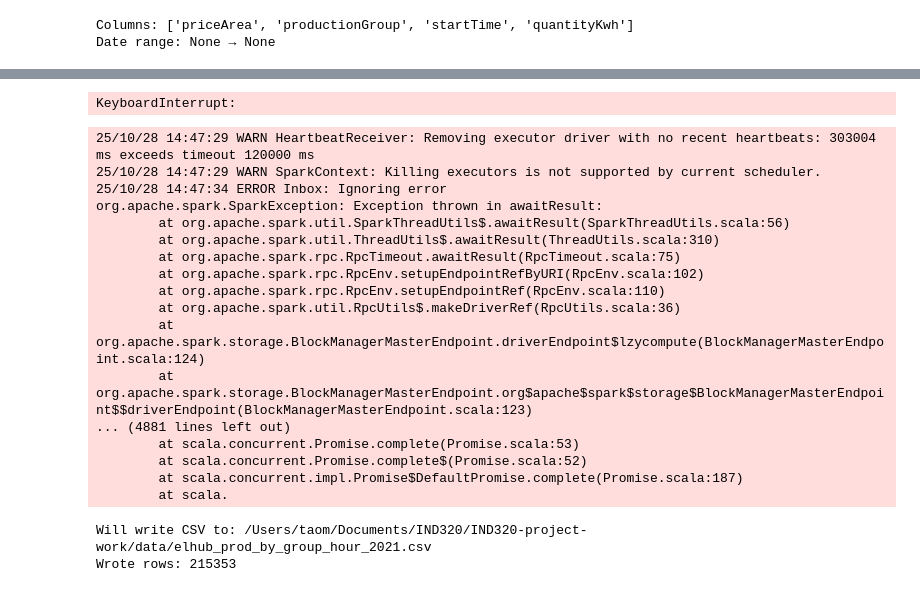
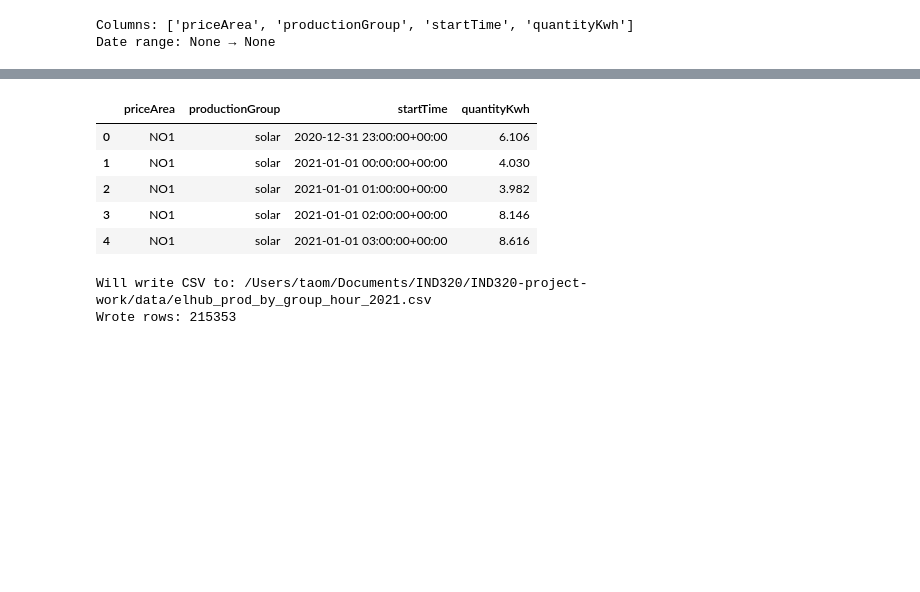
Before and after one commit to TaoM29/norwegian-energy-dashboard, a Jupyter notebook: notebooks/part-2.ipynb, the cells around one changed output, grey strips where cells are left out. Drawn from its saved outputs; the diff is of its cells as text; code cells hidden in the pictures; blank space fills up the shorter version.

Commit message:
chore(part-2): replace old notebook with cleaned version (renamed to notebooks/part-2.ipynb)

```diff
--- a/notebooks/part-2.ipynb
+++ b/notebooks/part-2.ipynb
@@ -256,10 +204,12 @@ Columns: ['priceArea', 'productionGroup', 'startTime', 'quantityKwh']
 Date range: None → None
 # %%
 # Expand nested productionPerGroupMbaHour
-def fetch_month(price_area: str, production_group: str, year: int, month: int) -> pd.DataFrame:
+def fetch_month(price_area: str, production_group: str, year: int, month: int, verbose: bool = False) -> pd.DataFrame:
     """
     Fetch one month of hourly production data for a given price area and production group.
     Extracts the nested list in 'productionPerGroupMbaHour'.
+
+    Set verbose=True to print HTTP/URL/row-count diagnostics.
     """
     start = datetime(year, month, 1, tzinfo=timezone.utc)
     end = datetime(year + (month == 12), (month % 12) + 1, 1, tzinfo=timezone.utc)
@@ -275,17 +225,21 @@ def fetch_month(price_area: str, production_group: str, year: int, month: int) -
 
     url = f"{BASE_V0}/price-areas"
     r = requests.get(url, headers=headers_jsonapi(), params=params, timeout=90)
-    print("HTTP", r.status_code, "|", r.headers.get("Content-Type"))
-    print("URL:", r.url)
+
+    if verbose:
+        print("HTTP", r.status_code, "|", r.headers.get("Content-Type"))
+        print("URL:", r.url)
 
     if r.status_code != 200:
-        print("Body preview:", r.text[:400])
+        if verbose:
+            print("Body preview:", r.text[:400])
         return pd.DataFrame()
 
     j = r.json()
     data = j.get("data", [])
     if not data:
-        print("No data rows in 'data'.")
+        if verbose:
+            print("No data rows in 'data'.")
         return pd.DataFrame(columns=["priceArea", "productionGroup", "startTime", "quantityKwh"])
 
     rows = []
@@ -305,13 +259,17 @@ def fetch_month(price_area: str, production_group: str, year: int, month: int) -
 
     df = pd.DataFrame(rows)
     if df.empty:
-        print("No inner rows found (productionPerGroupMbaHour empty for this month).")
+        if verbose:
+            print("No inner rows found (productionPerGroupMbaHour empty for this month).")
         return pd.DataFrame(columns=["priceArea","productionGroup","startTime","quantityKwh"])
 
     df["startTime"] = pd.to_datetime(df["startTime"], utc=True, errors="coerce")
     df["quantityKwh"] = pd.to_numeric(df["quantityKwh"], errors="coerce")
     df = df.dropna(subset=["startTime", "quantityKwh"]).reset_index(drop=True)
-    print(f"Fetched rows: {len(df)}")
+
+    if verbose:
+        print(f"Fetched rows: {len(df)}")
+
     return df
 
 # Test: NO1 + hydro, Jan 2021
@@ -340,30 +295,37 @@ Date range: 2020-12-31 23:00:00+00:00 → 2021-01-31 22:00:00+00:00
 # %%
 # Build full-year (2021) DataFrame
 import pandas as pd
-from datetime import datetime, timezone
 
 PRICE_AREAS = ["NO1","NO2","NO3","NO4","NO5"]
 valid_groups = [g for g in production_groups_df["id"].tolist() if g != "*"]
 print("Using production groups:", valid_groups)
 
+year = 2021
+parts, runs, non_empty = [], 0, 0
 
-# Build it month-by-month to respect the API's one-month window limit
-parts = []
 for area in PRICE_AREAS:
     for group in valid_groups:
         for m in range(1, 13):
-            df_m = fetch_month(area, group, 2021, m)
+            df_m = fetch_month(area, group, year, m)
             if not df_m.empty:
                 parts.append(df_m)
-            print(f"{area} {group} {2021}-{m:02d}: {len(df_m)} rows")
+                non_empty += 1
+            runs += 1
+            # keep this as debug so it’s silent unless you set VERBOSE=True elsewhere
+            debug(f"{area} {group} {year}-{m:02d}: {len(df_m)} rows")
 
-df_2021 = pd.concat(parts, ignore_index=True) if parts else pd.DataFrame(columns=["priceArea","productionGroup","startTime","quantityKwh"])
+df_2021 = pd.concat(parts, ignore_index=True) if parts else pd.DataFrame(
+    columns=["priceArea","productionGroup","startTime","quantityKwh"]
+)
 
 print("\n=== FULL YEAR SUMMARY ===")
+print(f"Year: {year}")
+print(f"Requests run: {runs}  |  Non-empty months: {non_empty}")
 print("Total rows:", len(df_2021))
 print("Areas:", sorted(df_2021['priceArea'].unique().tolist()) if not df_2021.empty else [])
 print("Groups:", sorted(df_2021['productionGroup'].unique().tolist()) if not df_2021.empty else [])
-print("Time span:", (df_2021['startTime'].min() if not df_2021.empty else None), "→",
+print("Time span:",
+      (df_2021['startTime'].min() if not df_2021.empty else None), "→",
       (df_2021['startTime'].max() if not df_2021.empty else None))
 
 display(df_2021.head())
@@ -388,21 +342,9 @@ NO1 solar 2021-06: 3600 rows
-KeyboardInterrupt:
-25/10/28 14:47:29 WARN HeartbeatReceiver: Removing executor driver with no recent heartbeats: 303004 ms exceeds timeout 120000 ms
-25/10/28 14:47:29 WARN SparkContext: Killing executors is not supported by current scheduler.
-25/10/28 14:47:34 ERROR Inbox: Ignoring error
-org.apache.spark.SparkException: Exception thrown in awaitResult:
-        at org.apache.spark.util.SparkThreadUtils$.awaitResult(SparkThreadUtils.scala:56)
-        at org.apache.spark.util.ThreadUtils$.awaitResult(ThreadUtils.scala:310)
-        at org.apache.spark.rpc.RpcTimeout.awaitResult(RpcTimeout.scala:75)
-        at org.apache.spark.rpc.RpcEnv.setupEndpointRefByURI(RpcEnv.scala:102)
-        at org.apache.spark.rpc.RpcEnv.setupEndpointRef(RpcEnv.scala:110)
-        at org.apache.spark.util.RpcUtils$.makeDriverRef(RpcUtils.scala:36)
-        at org.apache.spark.storage.BlockManagerMasterEndpoint.driverEndpoint$lzycompute(BlockManagerMasterEndpoint.scala:124)
-        at org.apache.spark.storage.BlockManagerMasterEndpoint.org$apache$spark$storage$BlockManagerMasterEndpoint$$driverEndpoint(BlockManagerMasterEndpoint.scala:123)
-... (4881 lines left out)
-        at scala.concurrent.Promise.complete(Promise.scala:53)
-        at scala.concurrent.Promise.complete$(Promise.scala:52)
-        at scala.concurrent.impl.Promise$DefaultPromise.complete(Promise.scala:187)
-        at scala.
+|  | priceArea | productionGroup | startTime | quantityKwh |
+| 0 | NO1 | solar | 2020-12-31 23:00:00+00:00 | 6.106 |
+| 1 | NO1 | solar | 2021-01-01 00:00:00+00:00 | 4.030 |
+| 2 | NO1 | solar | 2021-01-01 01:00:00+00:00 | 3.982 |
+| 3 | NO1 | solar | 2021-01-01 02:00:00+00:00 | 8.146 |
+| 4 | NO1 | solar | 2021-01-01 03:00:00+00:00 | 8.616 |
 # %%
 from pathlib import Path
 import pandas as pd
```
Also changed, not shown: parts of 7 cells of this notebook.
